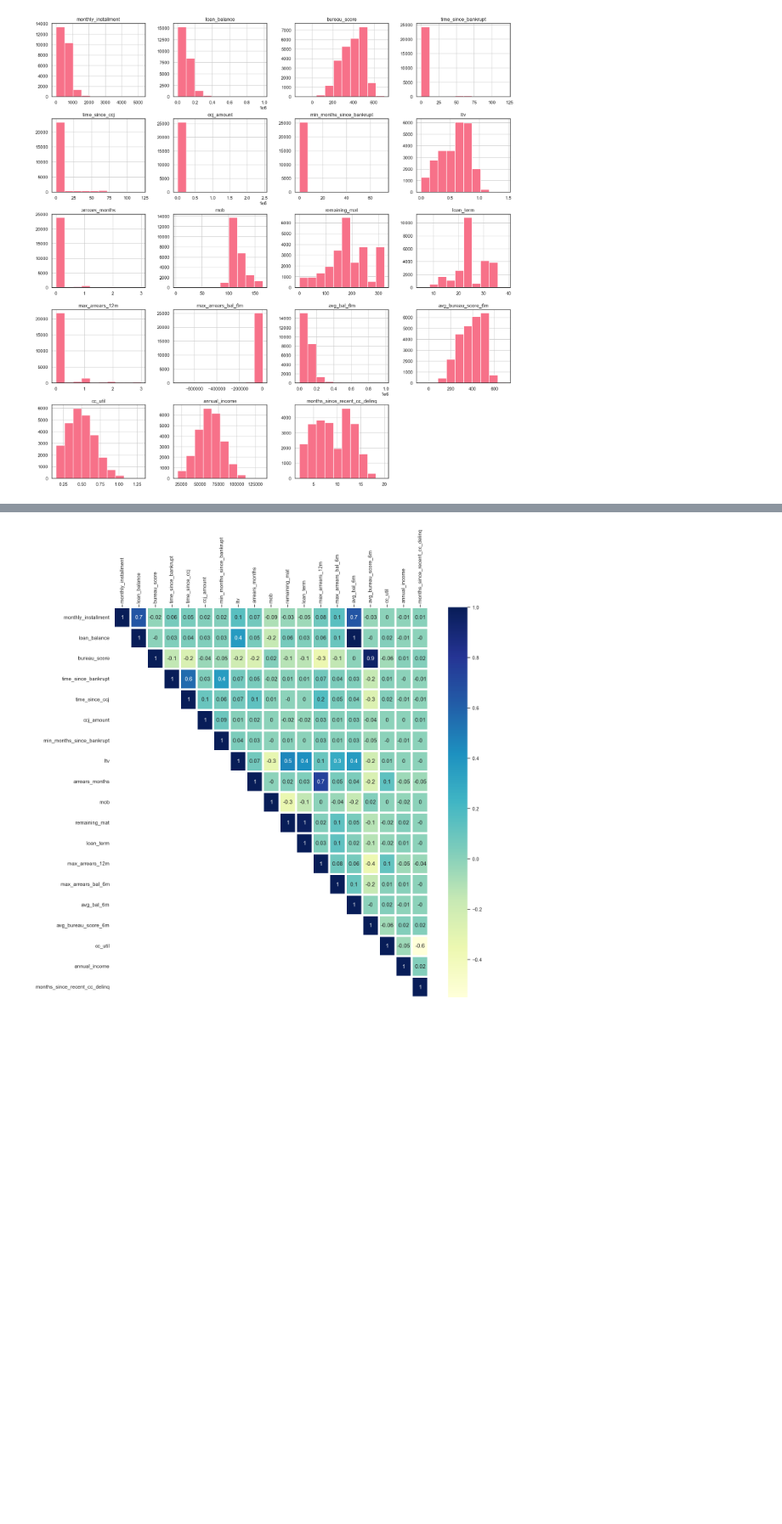
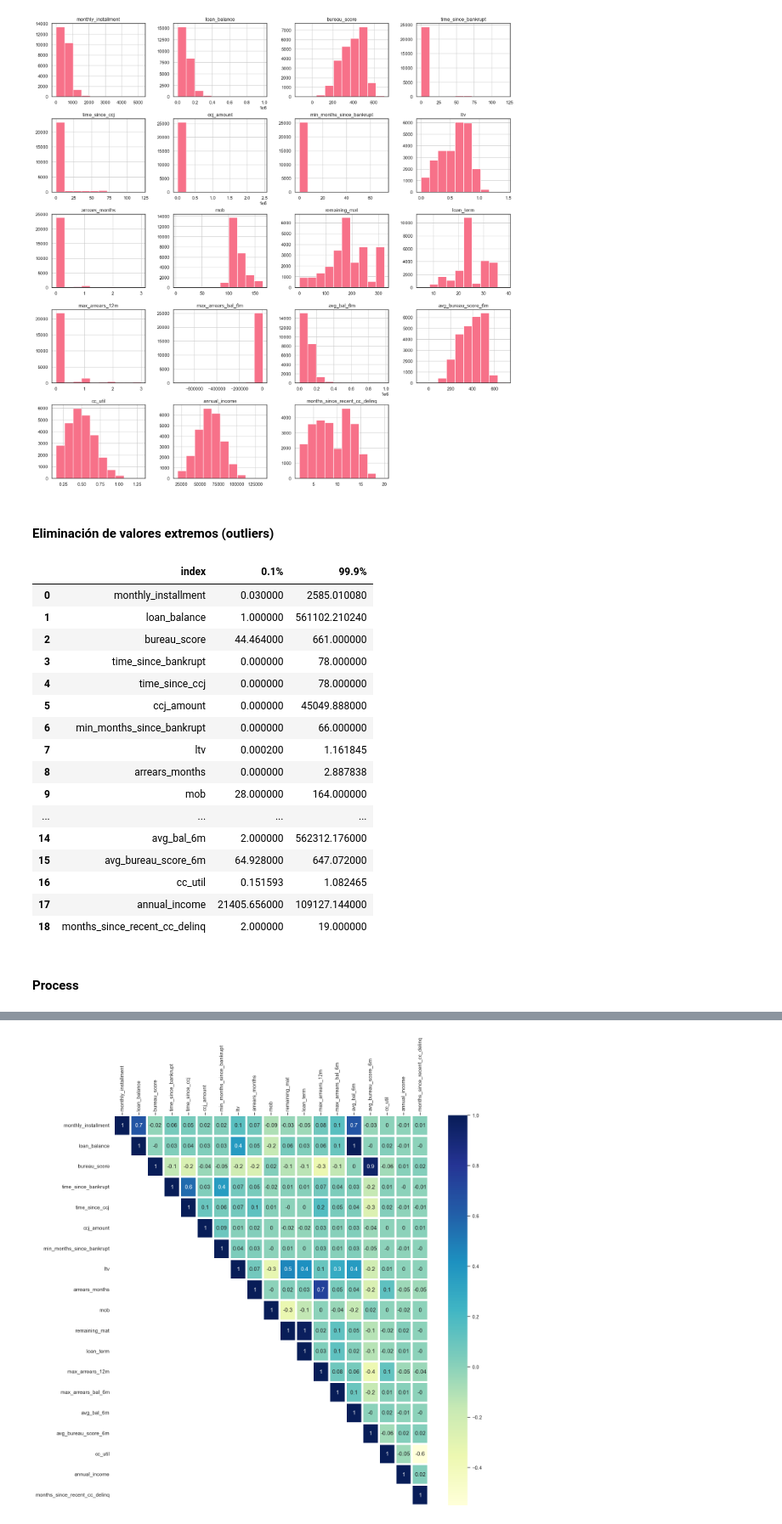
Before and after one commit to danpa26/CredRisk, a Jupyter notebook: one_yr_pd/one_year_pd.ipynb, the cells around one changed output, grey strips where cells are left out. Shown at 85% size. Saved outputs shown, nothing was run; the diff lists cells and outputs as text; code cells hidden in the pictures; blank space fills up the shorter version.

```diff
--- a/one_yr_pd/one_year_pd.ipynb
+++ b/one_yr_pd/one_year_pd.ipynb
@@ -418,3 +437,5 @@ array([[<Axes: title={'center': 'monthly_installment'}>,
         <Axes: title={'center': 'months_since_recent_cc_delinq'}>,
         <Axes: >]], dtype=object)
 [figure]
+# %% [markdown]
+#### Eliminación de valores extremos (outliers)
@@ -420,0 +444,22 @@ array([[<Axes: title={'center': 'monthly_installment'}>,
+# %%
+ext
+# %% [output]
+|  | index | 0.1% | 99.9% |
+| 0 | monthly_installment | 0.030000 | 2585.010080 |
+| 1 | loan_balance | 1.000000 | 561102.210240 |
+| 2 | bureau_score | 44.464000 | 661.000000 |
+| 3 | time_since_bankrupt | 0.000000 | 78.000000 |
+| 4 | time_since_ccj | 0.000000 | 78.000000 |
+| 5 | ccj_amount | 0.000000 | 45049.888000 |
+| 6 | min_months_since_bankrupt | 0.000000 | 66.000000 |
+| 7 | ltv | 0.000200 | 1.161845 |
+| 8 | arrears_months | 0.000000 | 2.887838 |
+| 9 | mob | 28.000000 | 164.000000 |
+| ... | ... | ... | ... |
+| 14 | avg_bal_6m | 2.000000 | 562312.176000 |
+| 15 | avg_bureau_score_6m | 64.928000 | 647.072000 |
+| 16 | cc_util | 0.151593 | 1.082465 |
+| 17 | annual_income | 21405.656000 | 109127.144000 |
+| 18 | months_since_recent_cc_delinq | 2.000000 | 19.000000 |
+# %% [markdown]
+#### Process
```
Also changed, not shown: parts of 40 cells of this notebook.
